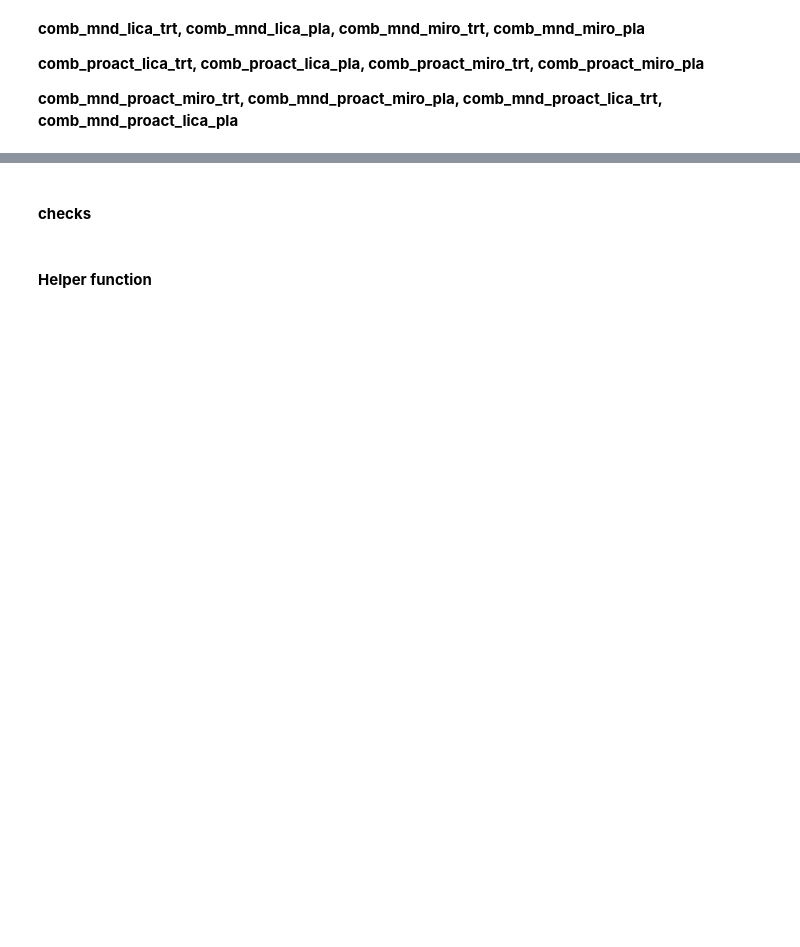
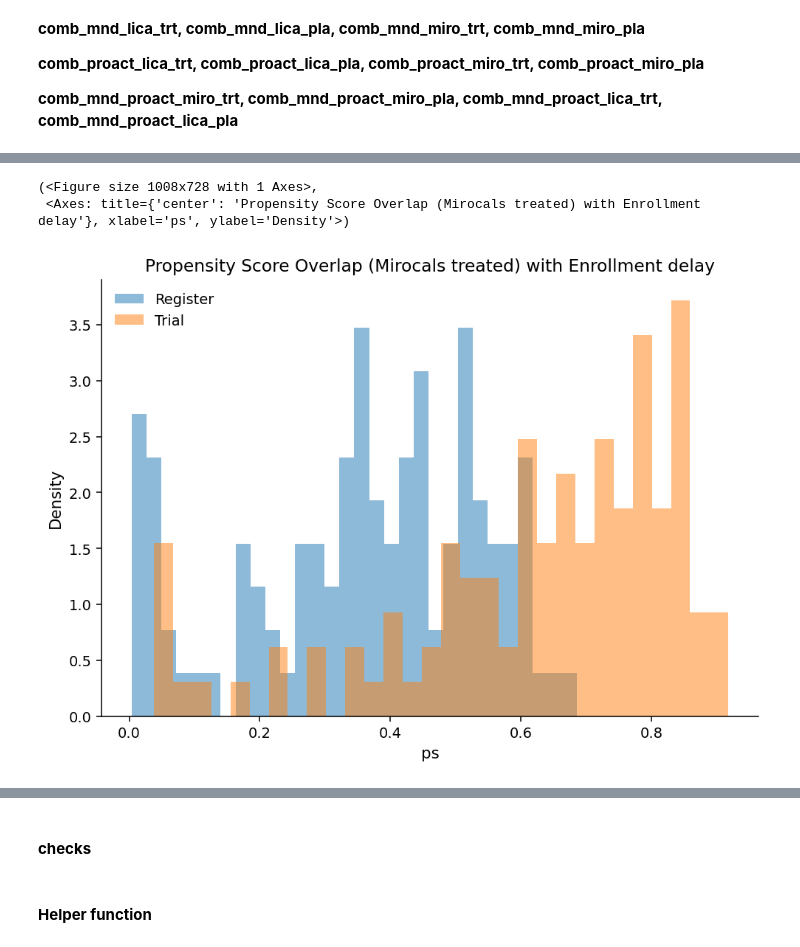
Before and after one commit to Uzoemeka/All_ALS_Data, a Jupyter notebook: 8.3_Using_only_cox_ph_model_with_weight_options.ipynb, the cells around one changed output, grey strips where cells are left out. Cells and saved outputs as stored; diff of their text form; code cells hidden in the pictures; blank space fills up the shorter version.

```diff
--- a/8.3_Using_only_cox_ph_model_with_weight_options.ipynb
+++ b/8.3_Using_only_cox_ph_model_with_weight_options.ipynb
@@ -63,0 +71,2 @@ MND_miro = pd.read_csv('/Users/Apple/projects/ALS_Digital_Twins/All_processed_da
+# %%
+miro0['Enrollment_Delay'] = miro0['Enrollment_Delay'] + 3
@@ -666 +683,54 @@ Removed:         14
+# %%
+def plot_ps_overlap(df, ps_col="ps", group_col="Group"):
+    trial = df[df[group_col] == 1][ps_col]
+    registry = df[df[group_col] == 0][ps_col]
+
+    plt.figure(figsize=(7, 4))
+    plt.hist(registry, bins=30, alpha=0.5, density=True, label="Registry")
+    plt.hist(trial, bins=30, alpha=0.5, density=True, label="Trial")
+    plt.xlabel("Propensity score")
+    plt.ylabel("Density")
+    plt.title("Propensity Score Overlap")
+    plt.legend()
+    plt.tight_layout()
+    plt.show()
+
+
+def plot_bias_score_distribution(
+    df: pd.DataFrame,
+    score_col: str = "bias_prob",
+    source_col: str = "S_trial",
+    source_labels: dict | None = None,
+    bins: int = 30,
+    density: bool = True,
+    title: str = "Distribution of trial-selection bias scores"
+):
+    """
+    Overlaid histograms for registry vs trial.
+    """
+    work = df[[score_col, source_col]].dropna().copy()
+
+    if source_labels is None:
+        source_labels = {0: "Register", 1: "Trial"}
+
+    fig, ax = plt.subplots(figsize=(7.2, 5.2))
+
+    vals0 = work.loc[work[source_col] == 0, score_col].astype(float).values
+    vals1 = work.loc[work[source_col] == 1, score_col].astype(float).values
+
+    ax.hist(vals0, bins=bins, alpha=0.5, density=density, label=source_labels.get(0, "0"))
+    ax.hist(vals1, bins=bins, alpha=0.5, density=density, label=source_labels.get(1, "1"))
+
+    ax.set_xlabel(score_col)
+    ax.set_ylabel("Density" if density else "Count")
+    ax.set_title(title)
+    ax.legend(frameon=False)
+    fig.tight_layout()
+    return fig, ax
+
+plot_bias_score_distribution(df_mnd_miro_trt, score_col="ps", source_col="Group", title='Propensity Score Overlap (Mirocals treated) with Enrollment delay')
+# %% [output]
+(<Figure size 1008x728 with 1 Axes>,
+ <Axes: title={'center': 'Propensity Score Overlap (Mirocals treated) with Enrollment delay'}, xlabel='ps', ylabel='Density'>)
+[figure, added]
 # %%
```
Also changed, not shown: parts of 56 cells of this notebook, 28 other files.
